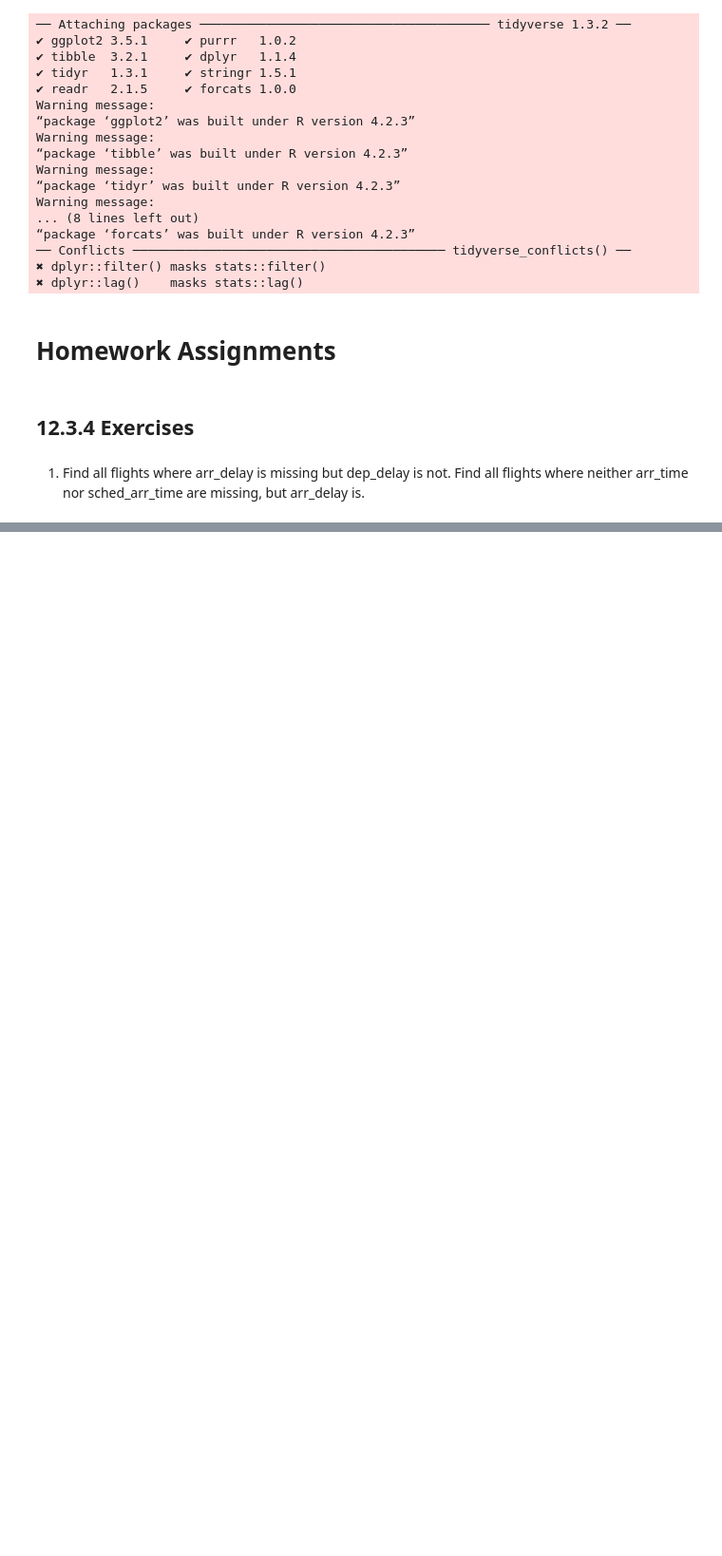
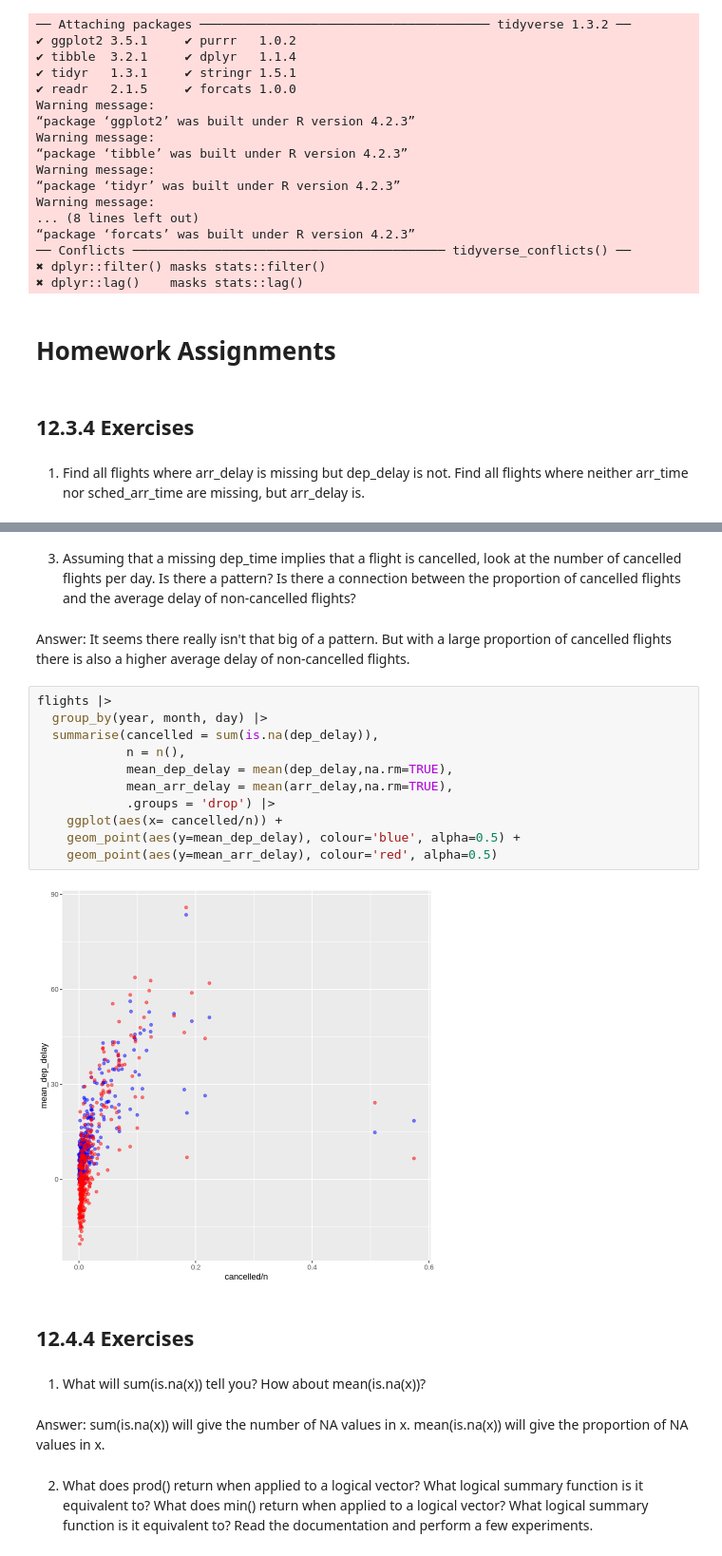
Before and after one commit to swill04/R4DS_exercises, a Jupyter notebook: week6_hw.ipynb, the cells around one changed output, grey strips where cells are left out. Shown at 95% size. Cells and saved outputs as stored; diff of their text form; blank space fills up the shorter version.

```diff
--- a/week6_hw.ipynb
+++ b/week6_hw.ipynb
@@ -29,0 +103,25 @@ Warning message:
+# %% [markdown]
+3. Assuming that a missing dep_time implies that a flight is cancelled, look at the number of cancelled flights per day. Is there a pattern? Is there a connection between the proportion of cancelled flights and the average delay of non-cancelled flights?
+# %% [markdown]
+Answer: It seems there really isn't that big of a pattern. But with a large proportion of cancelled flights there is also a higher average delay of non-cancelled flights.
+# %%
+flights |>
+  group_by(year, month, day) |>
+  summarise(cancelled = sum(is.na(dep_delay)),
+            n = n(),
+            mean_dep_delay = mean(dep_delay,na.rm=TRUE),
+            mean_arr_delay = mean(arr_delay,na.rm=TRUE),
+            .groups = 'drop') |>
+    ggplot(aes(x= cancelled/n)) +
+    geom_point(aes(y=mean_dep_delay), colour='blue', alpha=0.5) +
+    geom_point(aes(y=mean_arr_delay), colour='red', alpha=0.5)
+# %% [output]
+[figure, added]
+# %% [markdown]
+## 12.4.4 Exercises
+# %% [markdown]
+1. What will sum(is.na(x)) tell you? How about mean(is.na(x))?
+# %% [markdown]
+Answer: sum(is.na(x)) will give the number of NA values in x. mean(is.na(x)) will give the proportion of NA values in x.
+# %% [markdown]
+2. What does prod() return when applied to a logical vector? What logical summary function is it equivalent to? What does min() return when applied to a logical vector? What logical summary function is it equivalent to? Read the documentation and perform a few experiments.
```
Also changed, not shown: parts of 62 cells of this notebook.
